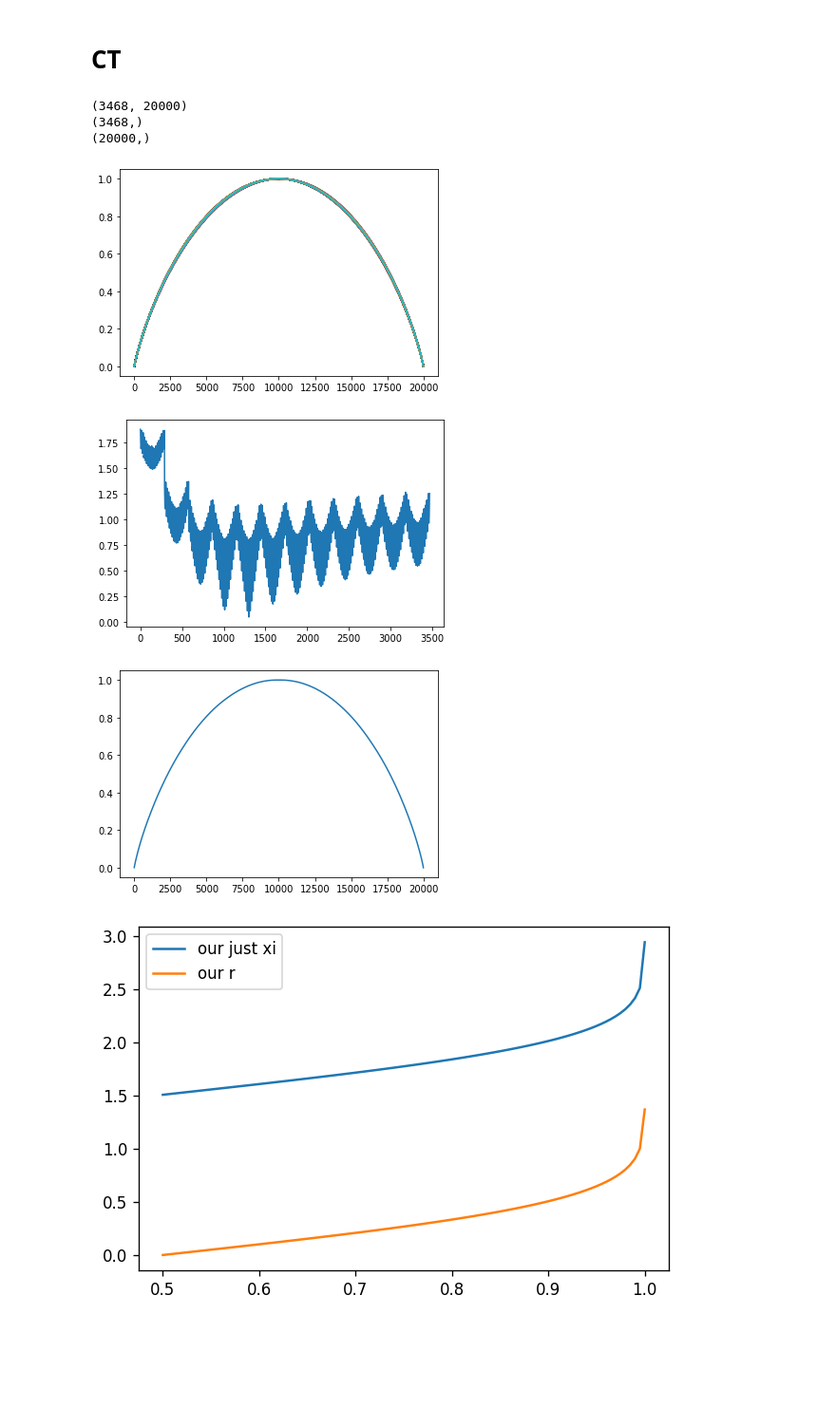
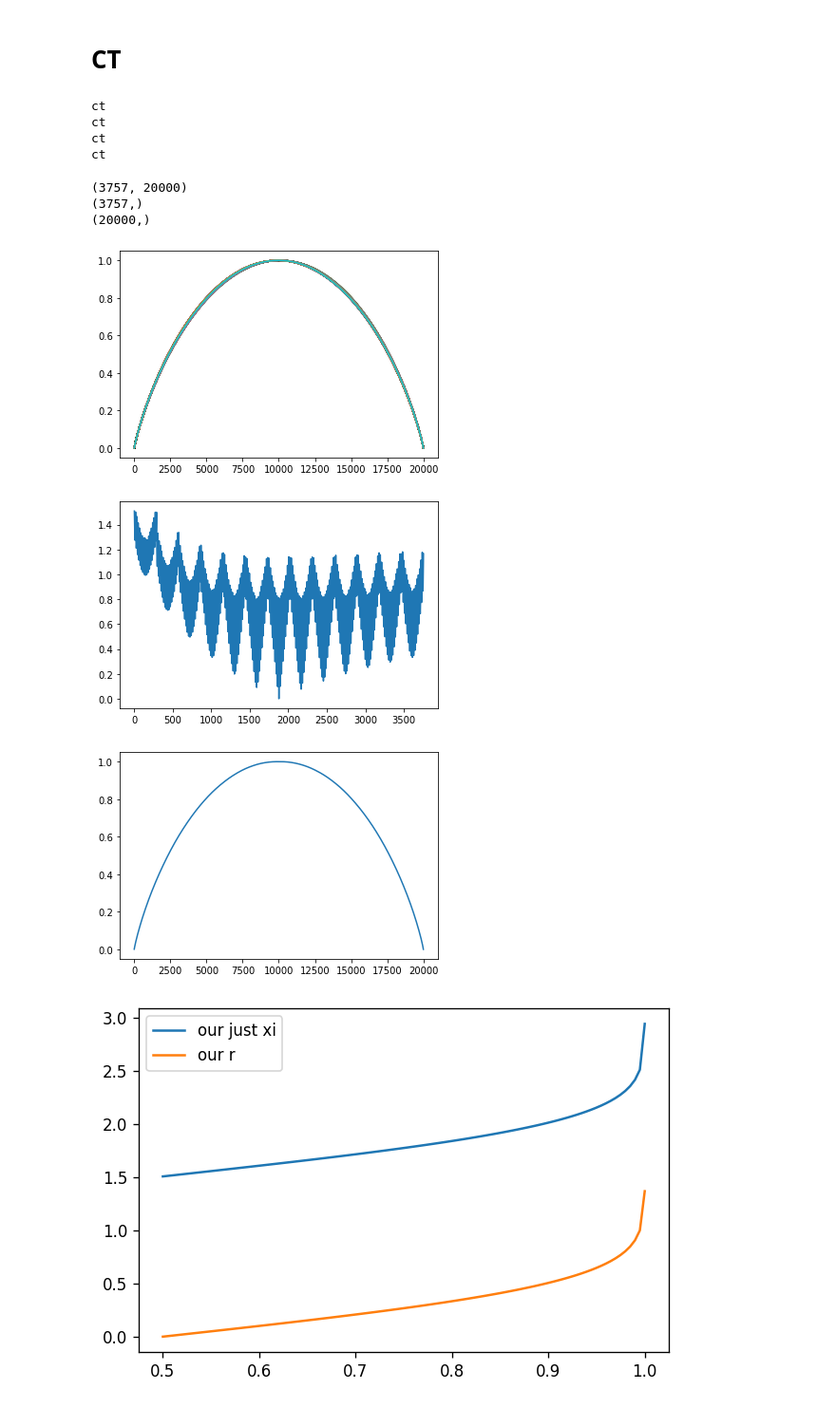
Before and after one commit to dkorzh10/general_lipschitz, a Jupyter notebook: notebooks/CT_CBT_TBlBC_rename.ipynb, the cells around one changed output. Shown at 95% size. Cells and saved outputs as stored; diff of their text form; code cells hidden in the pictures; blank space fills up the shorter version.

```diff
--- a/notebooks/CT_CBT_TBlBC_rename.ipynb
+++ b/notebooks/CT_CBT_TBlBC_rename.ipynb
@@ -1236,34 +1304,38 @@ sigma_tr = 30
 # %%
 ns = 20000
 x0 = jnp.array([1.1,0.3, -10]) # WHATEVER
 d = 3
 b_zero = jnp.array([1.0, 0.0, 0.0])
 
-betas1 = jnp.linspace(0.4, 2.2, 12) ## set a bit larger range than you want to certify
+betas1 = jnp.linspace(0.5, 1.5, 13) ## set a bit larger range than you want to certify
 betas2 = jnp.linspace(-60, 60, 17)
 betas3 = jnp.linspace(-60, 60, 17)
 betas = jnp.asarray(list(map(jnp.array, itertools.product(betas1, betas2, betas3))))
 
 type_of_transform = 'ct'
 bounds, p, g = compute_normed_bounds(compute_bound, x0, construct_gamma(), b_zero, betas, key, ns, d, type_of_transform)
 
 x, xi = pxi_to_xi(p)
 
 for b in bounds[:1000]:
     plt.plot(b)
 plt.show()
 
 plt.plot(g)
 plt.show()
 
 plt.plot(p)
 plt.show()
 # %% [output]
-(3468, 20000)
-(3468,)
-(20000,)
+ct
+ct
+ct
+ct
+(3757, 20000)
+(3757,)
+(20000,)
 [figure]
-[figure, old version]
+[figure, new version]
 [figure]
 # %%
 betas_list = [betas1, betas2, betas3]
```
Also changed, not shown: parts of 64 cells of this notebook, 47 other files.
